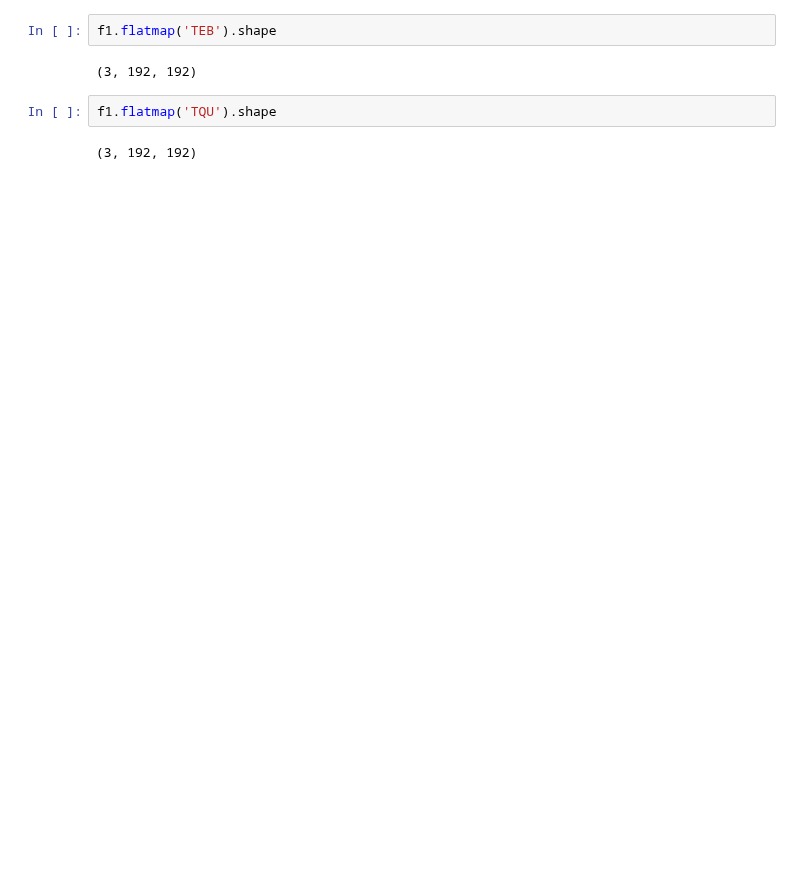
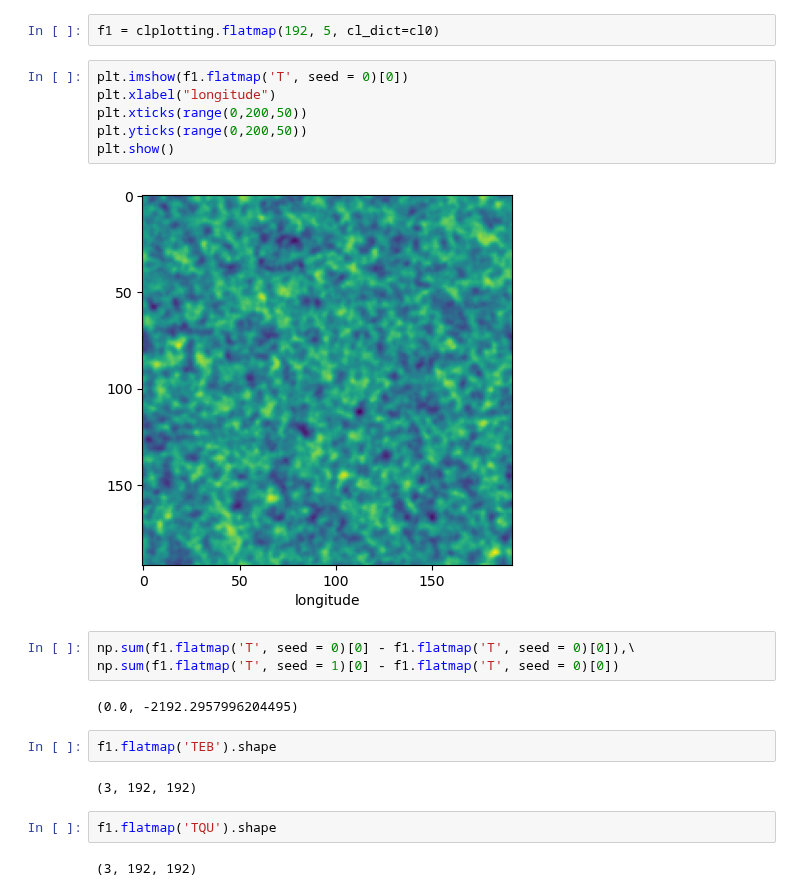
Before and after one commit to deepskies/DeepCMBsim, a Jupyter notebook: notebooks/simcmb_example.ipynb, the cells around one changed output. Drawn from its saved outputs; the diff is of its cells as text; blank space fills up the shorter version.

```diff
--- a/notebooks/simcmb_example.ipynb
+++ b/notebooks/simcmb_example.ipynb
@@ -163,3 +64,18 @@ we can call T, E, B, or Phi maps, or a set of TEB or TQU maps
+# %%
+f1 = clplotting.flatmap(192, 5, cl_dict=cl0)
+# %%
+plt.imshow(f1.flatmap('T', seed = 0)[0])
+plt.xlabel("longitude")
+plt.xticks(range(0,200,50))
+plt.yticks(range(0,200,50))
+plt.show()
+# %% [output]
+[figure, added]
+# %%
+np.sum(f1.flatmap('T', seed = 0)[0] - f1.flatmap('T', seed = 0)[0]),\
+np.sum(f1.flatmap('T', seed = 1)[0] - f1.flatmap('T', seed = 0)[0])
+# %% [output]
+(0.0, -2192.2957996204495)
 # %%
 f1.flatmap('TEB').shape
 # %% [output]
```
Also changed, not shown: parts of 50 cells of this notebook, 9 other files.
